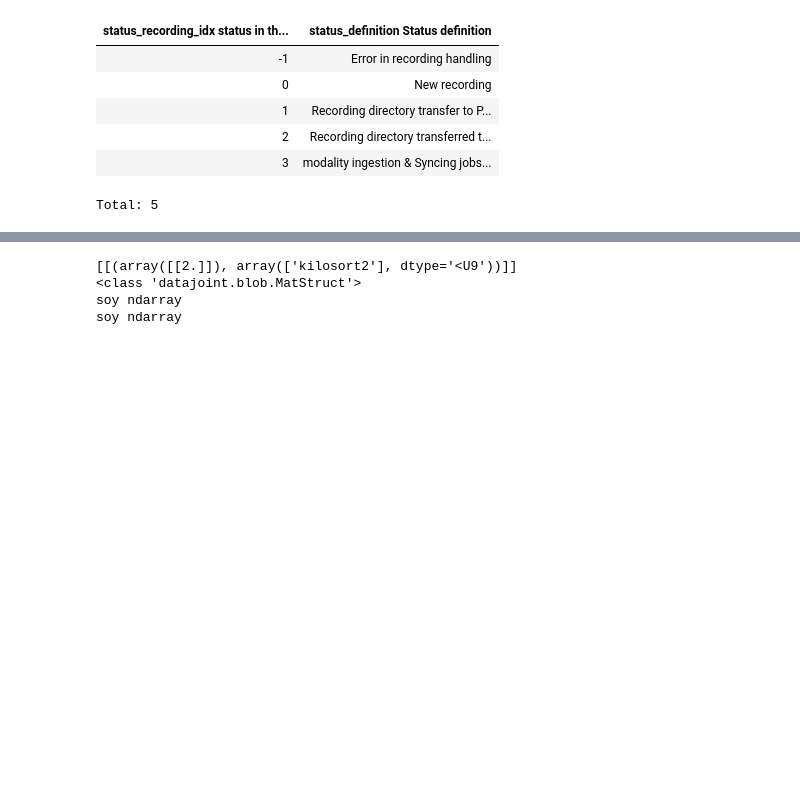
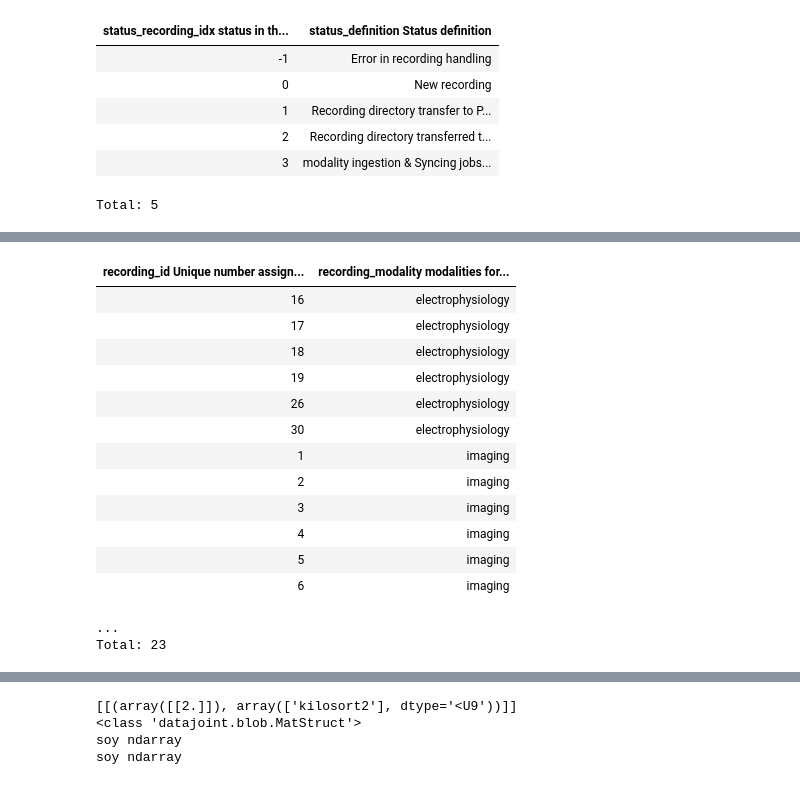
Before and after one commit to BrainCOGS/U19-pipeline-python, a Jupyter notebook: notebooks/TestAutomaticPipeline.ipynb, the cells around one changed output, grey strips where cells are left out. Saved outputs shown, nothing was run; the diff lists cells and outputs as text; code cells hidden in the pictures; blank space fills up the shorter version.

```diff
--- a/notebooks/TestAutomaticPipeline.ipynb
+++ b/notebooks/TestAutomaticPipeline.ipynb
@@ -67,0 +159,18 @@ fake_recording['local_directory'] = 'emdia/emdia_gps24/20220111'
+# %%
+recording.Recording.proj('recording_modality')
+# %% [output]
+| recording_id Unique number assign... | recording_modality modalities for... |
+| 16 | electrophysiology |
+| 17 | electrophysiology |
+| 18 | electrophysiology |
+| 19 | electrophysiology |
+| 26 | electrophysiology |
+| 30 | electrophysiology |
+| 1 | imaging |
+| 2 | imaging |
+| 3 | imaging |
+| 4 | imaging |
+| 5 | imaging |
+| 6 | imaging |
+...
+Total: 23
```
Also changed, not shown: parts of 9 cells of this notebook, 15 other files.
